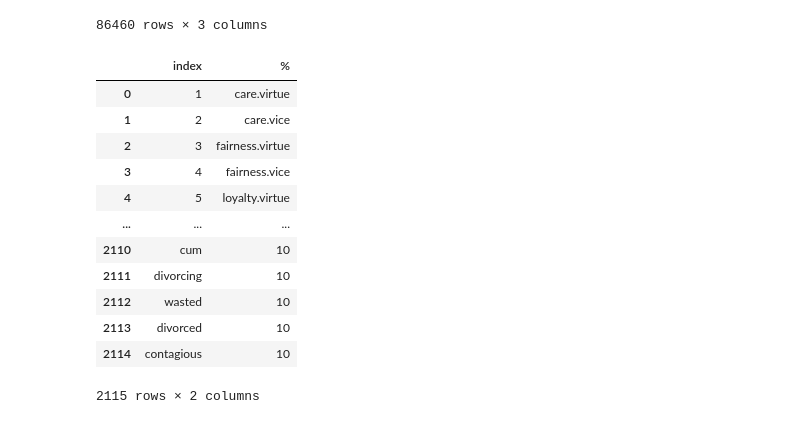
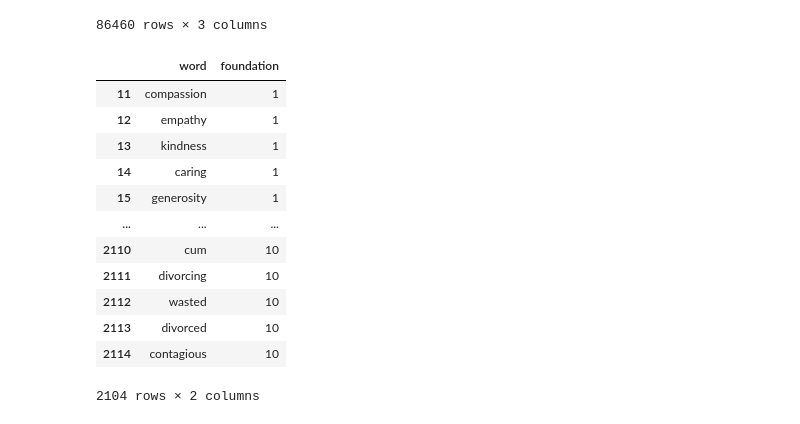
Before and after one commit to redrobb07/Capstone-Project, a Jupyter notebook: Capstone-Project/code/Untitled.ipynb, the cells around one changed output. Cells and saved outputs as stored; diff of their text form; code cells hidden in the pictures.

```diff
--- a/Capstone-Project/code/Untitled.ipynb
+++ b/Capstone-Project/code/Untitled.ipynb
@@ -22,20 +22,22 @@ df
 with open('convert.txt', 'w') as convert_file:
      convert_file.write(json.dumps('../mfd2.0 (1).dic'))
 # %%
-found_df = pd.read_csv('../mfd2.0 (1).dic', sep='\t', names=[['']])
+found_df = pd.read_csv('../mfd2.0 (1).dic', sep='\t')
+found_df.reset_index(inplace=True)
+found_df.columns = ['word', 'foundation']
+found_df = found_df.drop(labels=range(0, 11), axis=0)
+found_df
+# %% [output]
+|  | word | foundation |
+| 11 | compassion | 1 |
+| 12 | empathy | 1 |
+| 13 | kindness | 1 |
+| 14 | caring | 1 |
+| 15 | generosity | 1 |
+| ... | ... | ... |
+| 2110 | cum | 10 |
+| 2111 | divorcing | 10 |
+| 2112 | wasted | 10 |
+| 2113 | divorced | 10 |
+| 2114 | contagious | 10 |
+2104 rows × 2 columns
-# %%
-found_df.reset_index()
-# %% [output]
-|  | index | % |
-| 0 | 1 | care.virtue |
-| 1 | 2 | care.vice |
-| 2 | 3 | fairness.virtue |
-| 3 | 4 | fairness.vice |
-| 4 | 5 | loyalty.virtue |
-| ... | ... | ... |
-| 2110 | cum | 10 |
-| 2111 | divorcing | 10 |
-| 2112 | wasted | 10 |
-| 2113 | divorced | 10 |
-| 2114 | contagious | 10 |
-2115 rows × 2 columns
```
Also changed, not shown: parts of 11 cells of this notebook.
